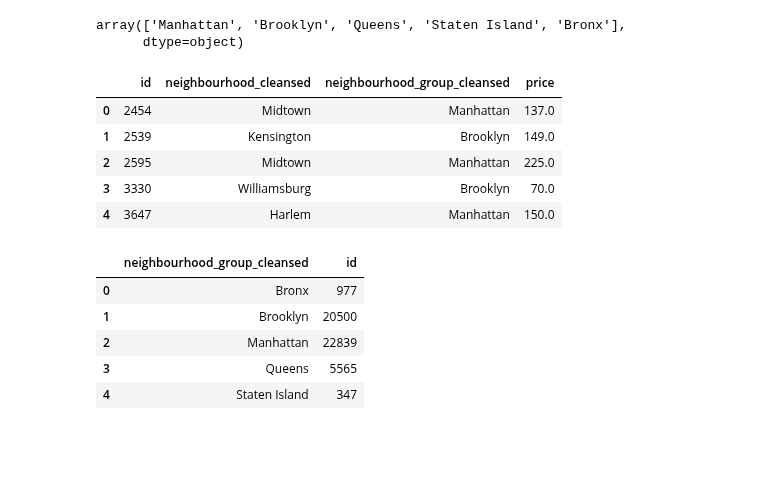
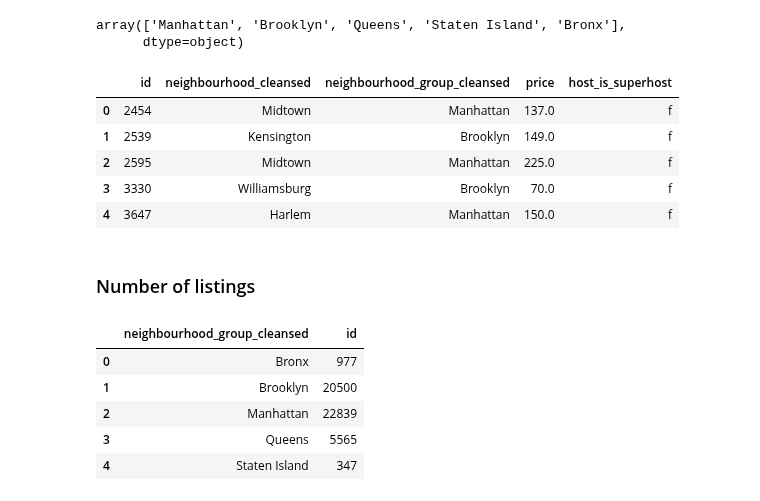
Before and after one commit to principal-miners/listings, a Jupyter notebook: ssh/EDA Geo viz..ipynb, the cells around one changed output. Saved outputs shown, nothing was run; the diff lists cells and outputs as text; code cells hidden in the pictures; blank space fills up the shorter version.

```diff
--- a/ssh/EDA Geo viz..ipynb
+++ b/ssh/EDA Geo viz..ipynb
@@ -121,15 +121,17 @@ listings["neighbourhood_group_cleansed"].unique()
 array(['Manhattan', 'Brooklyn', 'Queens', 'Staten Island', 'Bronx'],
       dtype=object)
 # %%
-subset = listings[["id", "neighbourhood_cleansed", "neighbourhood_group_cleansed", "price"]]
+subset = listings[["id", "neighbourhood_cleansed", "neighbourhood_group_cleansed", "price", "host_is_superhost"]]
 subset.head()
 # %% [output]
-|  | id | neighbourhood_cleansed | neighbourhood_group_cleansed | price |
-| 0 | 2454 | Midtown | Manhattan | 137.0 |
-| 1 | 2539 | Kensington | Brooklyn | 149.0 |
-| 2 | 2595 | Midtown | Manhattan | 225.0 |
-| 3 | 3330 | Williamsburg | Brooklyn | 70.0 |
-| 4 | 3647 | Harlem | Manhattan | 150.0 |
+|  | id | neighbourhood_cleansed | neighbourhood_group_cleansed | price | host_is_superhost |
+| 0 | 2454 | Midtown | Manhattan | 137.0 | f |
+| 1 | 2539 | Kensington | Brooklyn | 149.0 | f |
+| 2 | 2595 | Midtown | Manhattan | 225.0 | f |
+| 3 | 3330 | Williamsburg | Brooklyn | 70.0 | f |
+| 4 | 3647 | Harlem | Manhattan | 150.0 | f |
+# %% [markdown]
+### Number of listings
 # %%
 nbhood_grp_grp = subset[["id", "neighbourhood_group_cleansed"]].groupby(by=["neighbourhood_group_cleansed"], as_index=False).count()
 nbhood_grp_grp
```
Also changed, not shown: parts of 10 cells of this notebook.
